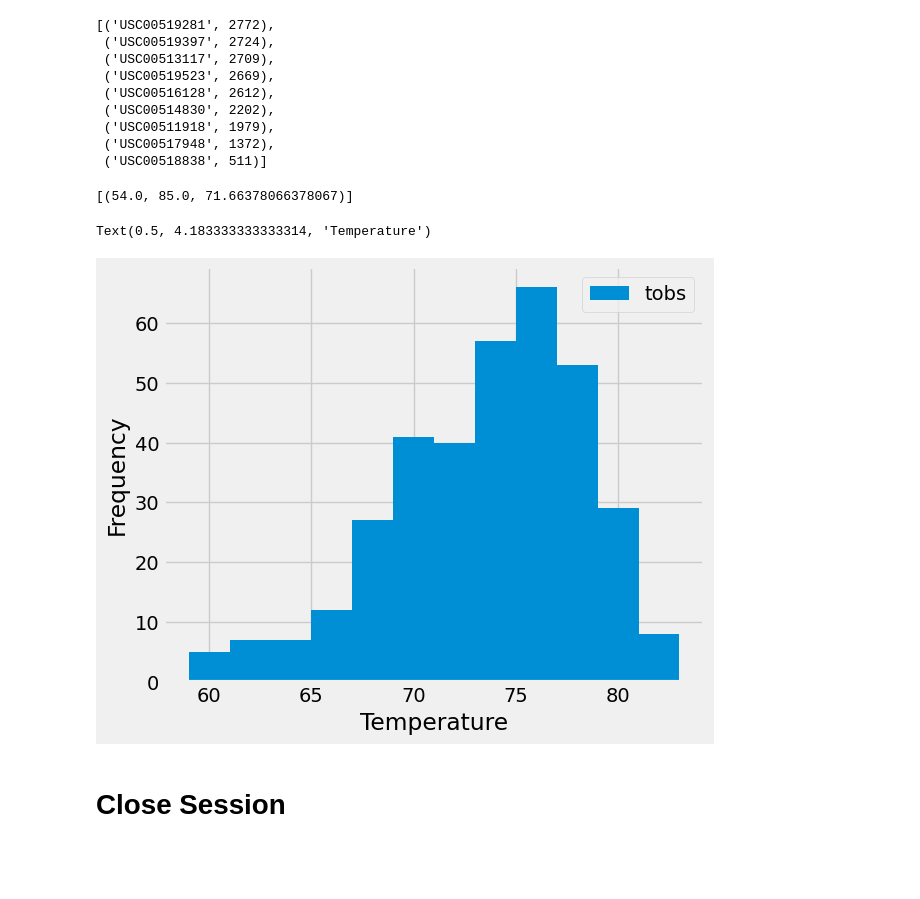
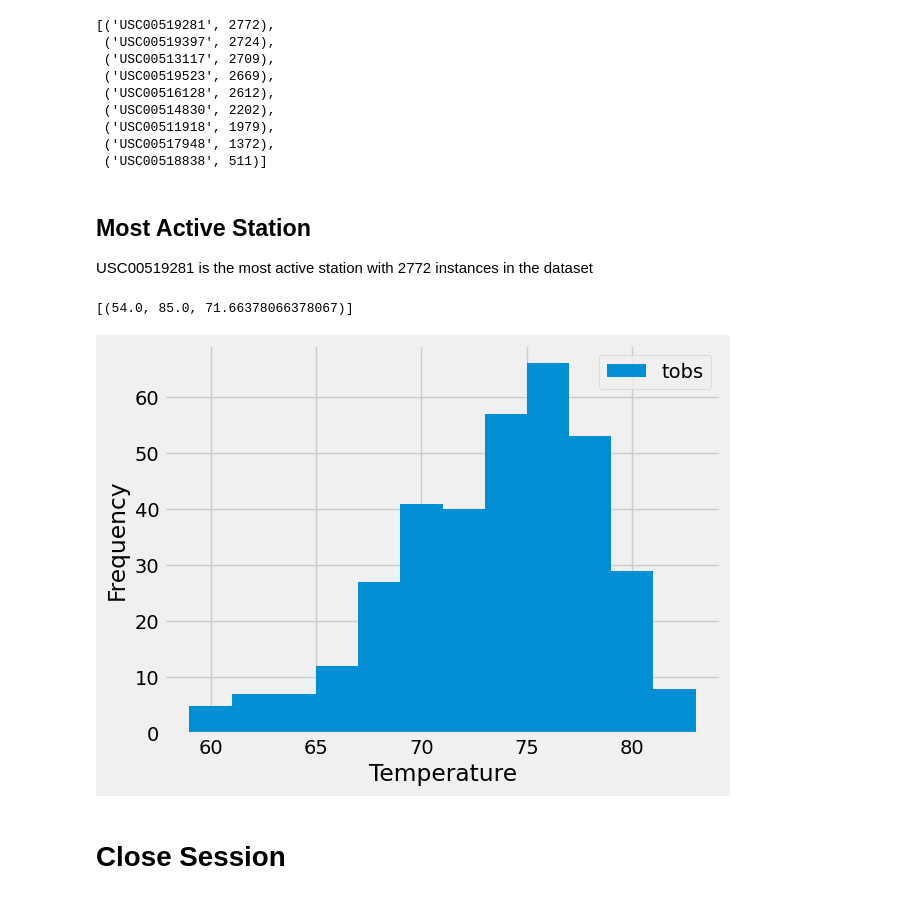
Before and after one commit to knazario/10_SQL_Alchemy_Project, a Jupyter notebook: Surfs_Up/climate_starter.ipynb, the cells around one changed output. Saved outputs shown, nothing was run; the diff lists cells and outputs as text; code cells hidden in the pictures; blank space fills up the shorter version.

```diff
--- a/Surfs_Up/climate_starter.ipynb
+++ b/Surfs_Up/climate_starter.ipynb
@@ -97,5 +140,9 @@ ObjectNotExecutableError: Not an executable object: [<sqlalchemy.ext.automap.mea
  ('USC00511918', 1979),
  ('USC00517948', 1372),
  ('USC00518838', 511)]
+# %% [markdown]
+Most Active Station
+-
+USC00519281 is the most active station with 2772 instances in the dataset
 # %%
 # Using the most active station id from the previous query, calculate the lowest, highest, and average temperature.
@@ -104,9 +153,20 @@ ObjectNotExecutableError: Not an executable object: [<sqlalchemy.ext.automap.mea
 # %%
 # Using the most active station id
 # Query the last 12 months of temperature observation data for this station and plot the results as a histogram
+
+# Query last 12 months of data, extracting only temperature datapoint
+temps = session.query(Measurement.tobs).filter(Measurement.date >= last12mo_date).filter(Measurement.station == 'USC00519281').all()
+
+#Create Pandas Dataframe of temperature data, labeling column "Temperature" for easier plotting
+temp_df = pd.DataFrame(temps,columns = ['tobs'])
+
+#Create histogram of the temperature dataset with 12 bins
+temp_df.plot(kind = 'hist',
+             bins = 12,
+             xlabel = 'Temperature')
+plt.show()
 # %% [output]
-Text(0.5, 4.183333333333314, 'Temperature')
-[figure, old version]
+[figure, new version]
 # %% [markdown]
 # Close Session
 # %%
```
Also changed, not shown: parts of 10 cells of this notebook, 1 other file.
